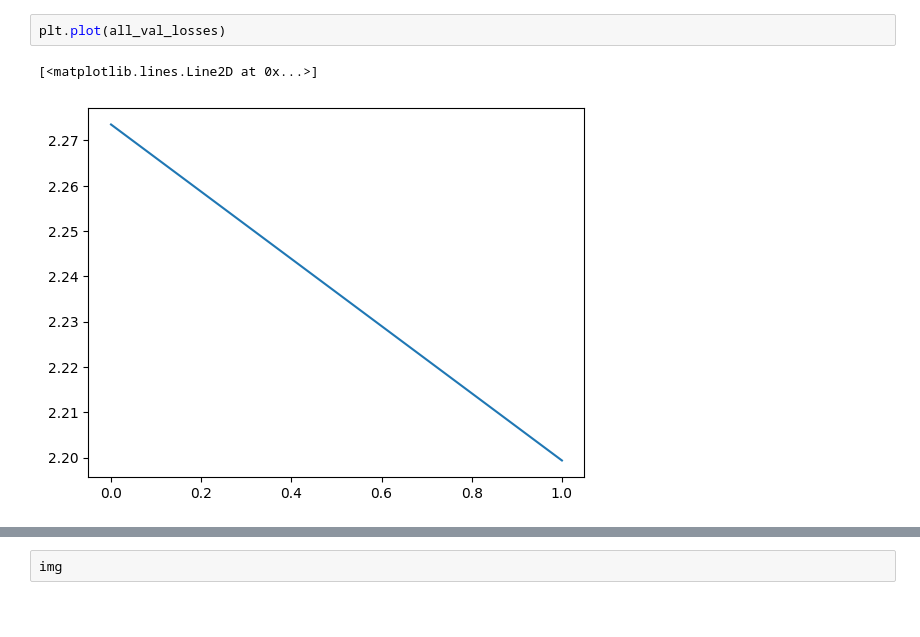
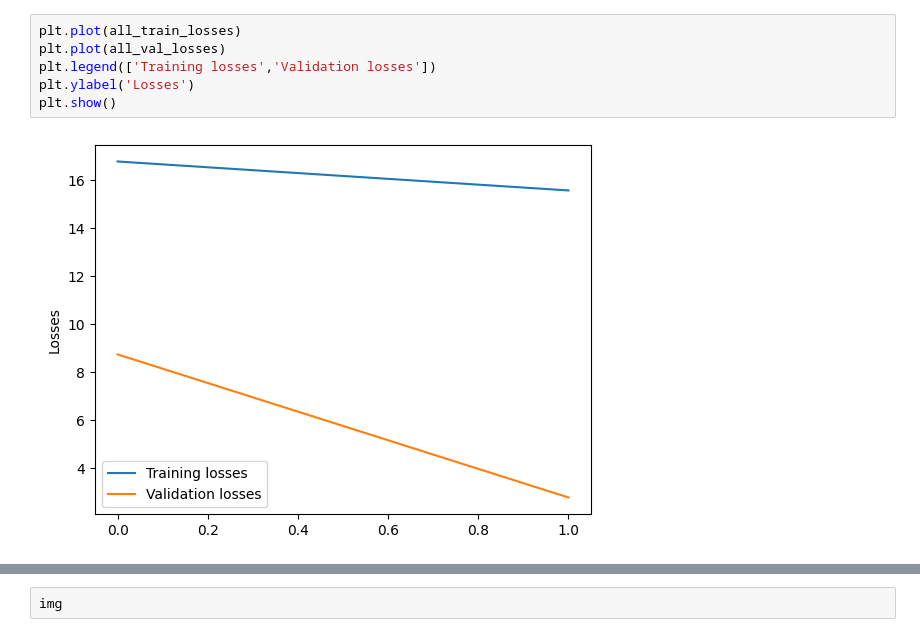
Before and after one commit to CS-433/ml-project-2-andersmaxjohannes, a Jupyter notebook: main.ipynb, the cells around one changed output, grey strips where cells are left out. Cells and saved outputs as stored; diff of their text form; blank space fills up the shorter version.

```diff
--- a/main.ipynb
+++ b/main.ipynb
@@ -149,8 +100,11 @@ plt.plot(all_train_losses)
-# %%
-plt.plot(all_val_losses)
-# %% [output]
-[<matplotlib.lines.Line2D at 0x...>]
-[figure, removed]
+# %%
+plt.plot(all_train_losses)
+plt.plot(all_val_losses)
+plt.legend(['Training losses','Validation losses'])
+plt.ylabel('Losses')
+plt.show()
+# %% [output]
+[figure, added]
 # %%
 model.eval()
 img = Image.open("./Picture184.png").convert("RGB")
```
Also changed, not shown: parts of 22 cells of this notebook, 56 other files.
